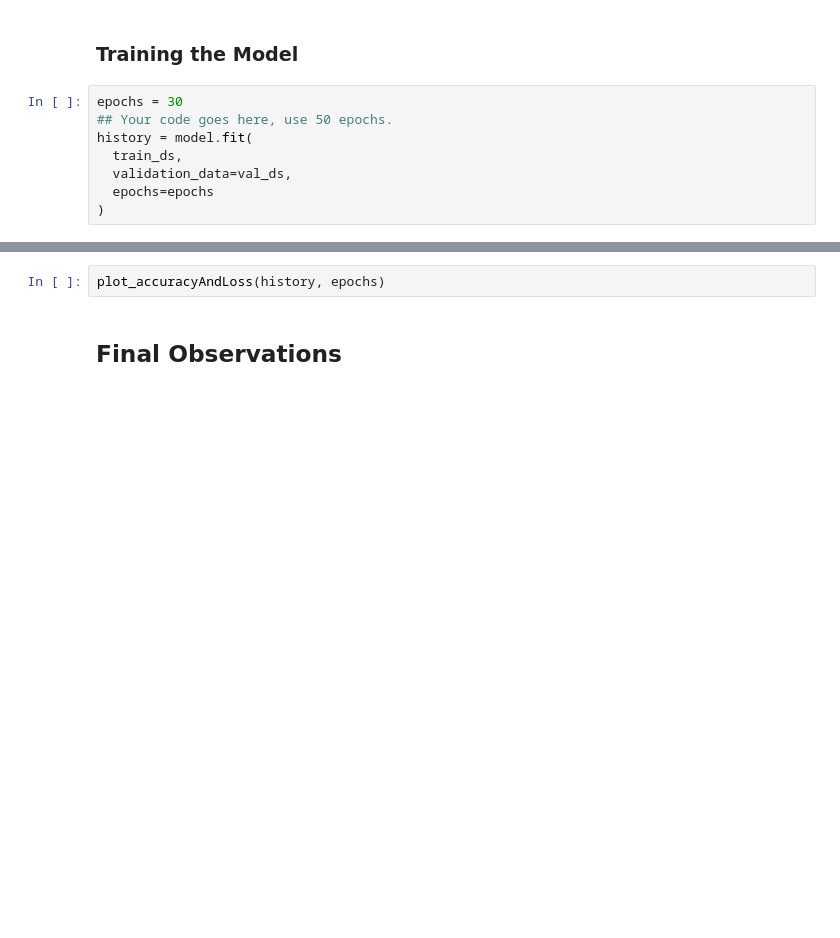
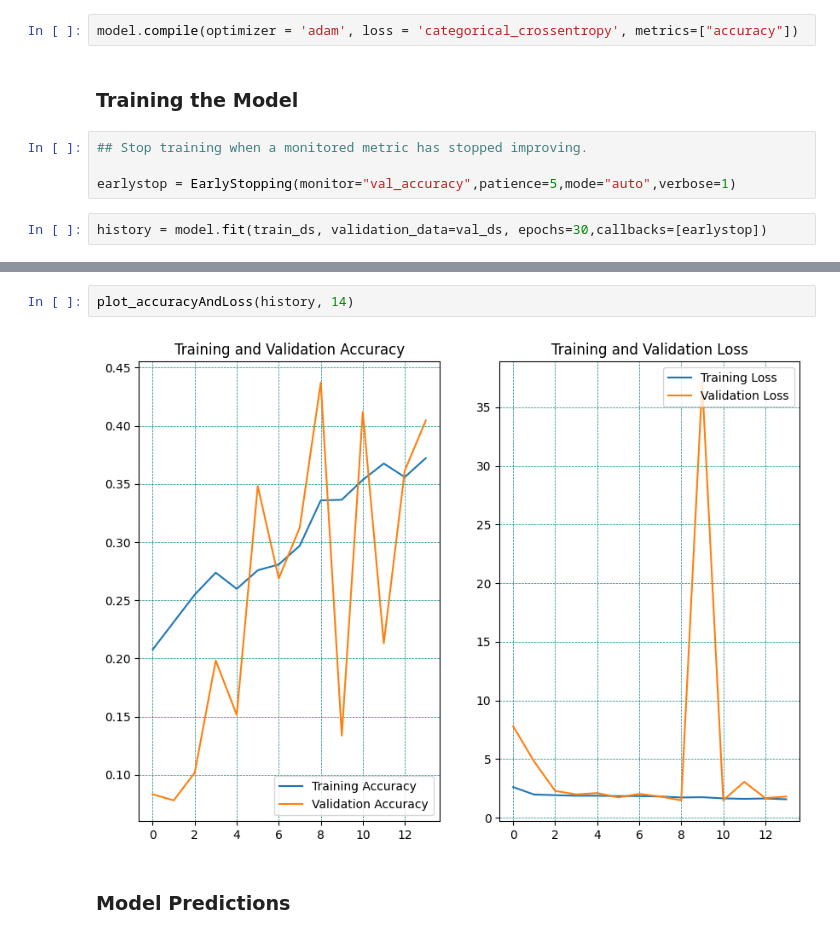
Before and after one commit to SonamKul9527/Melanoma_Detection_Assignment, a Jupyter notebook: sonam_k_nn.ipynb, the cells around one changed output, grey strips where cells are left out. Cells and saved outputs as stored; diff of their text form; blank space fills up the shorter version.

```diff
--- a/sonam_k_nn.ipynb
+++ b/sonam_k_nn.ipynb
@@ -634,13 +663,13 @@ optimizer = Adam(learning_rate=0.001, beta_1=0.9, beta_2=0.999, epsilon=None, de
 model.compile(loss='categorical_crossentropy',
                   optimizer=optimizer,
                   metrics=['accuracy'])
+# %%
+model.compile(optimizer = 'adam', loss = 'categorical_crossentropy', metrics=["accuracy"])
 # %% [markdown]
 ### Training the Model
-# %%
-epochs = 30
-## Your code goes here, use 50 epochs.
-history = model.fit(
-  train_ds,
-  validation_data=val_ds,
-  epochs=epochs
-)
+# %%
+## Stop training when a monitored metric has stopped improving.
+
+earlystop = EarlyStopping(monitor="val_accuracy",patience=5,mode="auto",verbose=1)
+# %%
+history = model.fit(train_ds, validation_data=val_ds, epochs=30,callbacks=[earlystop])
@@ -647,4 +694,6 @@ history = model.fit(
 # %%
-plot_accuracyAndLoss(history, epochs)
+plot_accuracyAndLoss(history, 14)
+# %% [output]
+[figure, added]
-# %% [markdown]
-## Final Observations
+# %% [markdown]
+### Model Predictions
```
Also changed, not shown: parts of 37 cells of this notebook.
